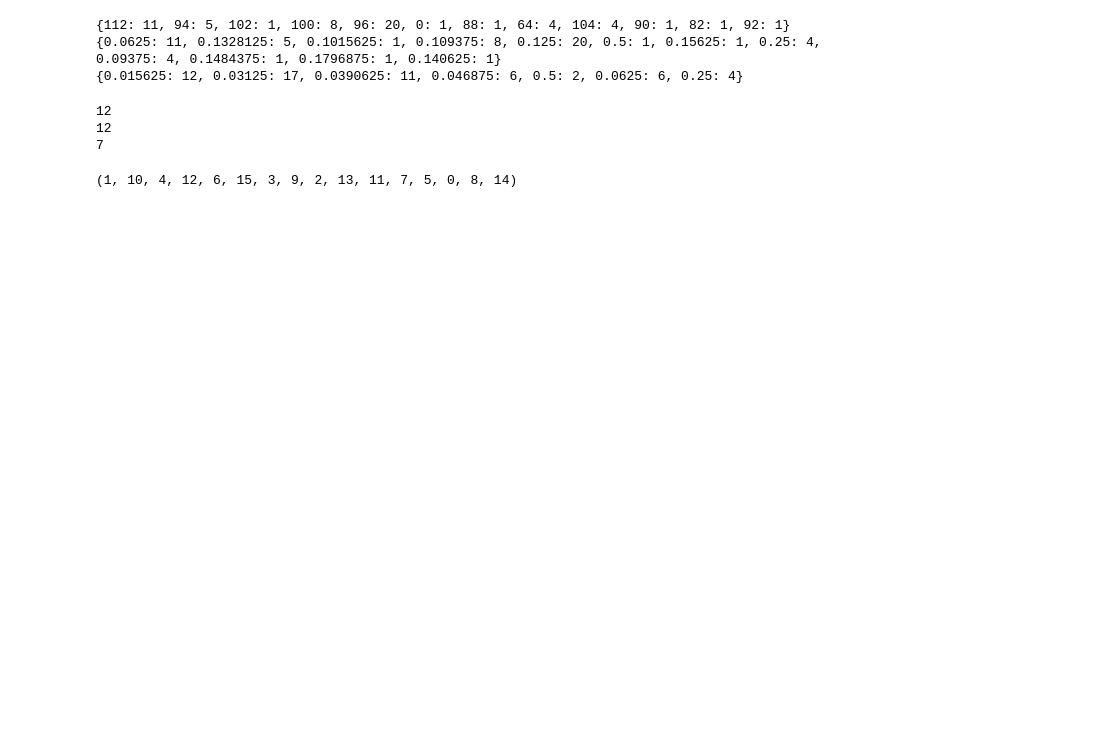
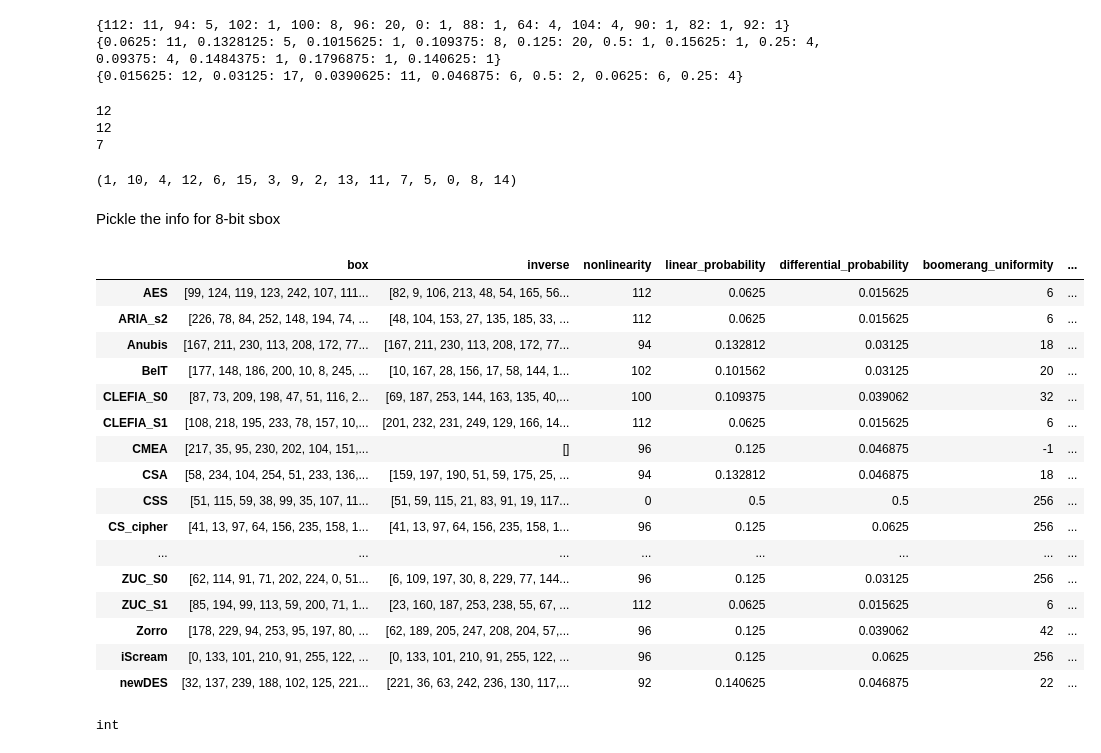
Before and after one commit to A-Stone-Olguin/S_Box_Complement, a Jupyter notebook: random_sbox.ipynb, the cells around one changed output. Cells and saved outputs as stored; diff of their text form; code cells hidden in the pictures; blank space fills up the shorter version.

Commit message:
Progress on adding measurements for sboxes

```diff
--- a/random_sbox.ipynb
+++ b/random_sbox.ipynb
@@ -60,0 +64,48 @@ sboxes["GIFT"]
+# %% [markdown]
+Pickle the info for 8-bit sbox
+# %%
+import pickle
+import pandas as pd
+pickle_filename = "sboxes_info.pkl"
+df_dict = {}
+for name, sbox in sboxes.items():
+    if len(sbox) == 8:
+        row = {}
+        row["box"] = [num for num in sbox]
+        row["inverse"] = [num for num in sbox.inverse()] if sbox.is_permutation() else []
+        row["nonlinearity"] = int(sbox.nonlinearity())
+        row["linear_probability"] = float(sbox.maximal_linear_bias_relative())
+        row["differential_probability"] = float(sbox.maximal_difference_probability())
+        row["boomerang_uniformity"] = int(sbox.boomerang_uniformity()) if sbox.is_permutation() else -1
+        row["diff_branch"] = int(sbox.differential_branch_number())
+        row["linear_branch"] = int(sbox.linear_branch_number())
+        row["linearity"] = int(sbox.linearity())
+
+        df_dict[name] = row
+df = pd.DataFrame.from_dict(df_dict).T
+with open(pickle_filename, "wb") as f:
+    pickle.dump(df, f)
+# %%
+df
+# %% [output]
+|  | box | inverse | nonlinearity | linear_probability | differential_probability | boomerang_uniformity | ... |
+| AES | [99, 124, 119, 123, 242, 107, 111... | [82, 9, 106, 213, 48, 54, 165, 56... | 112 | 0.0625 | 0.015625 | 6 | ... |
+| ARIA_s2 | [226, 78, 84, 252, 148, 194, 74, ... | [48, 104, 153, 27, 135, 185, 33, ... | 112 | 0.0625 | 0.015625 | 6 | ... |
+| Anubis | [167, 211, 230, 113, 208, 172, 77... | [167, 211, 230, 113, 208, 172, 77... | 94 | 0.132812 | 0.03125 | 18 | ... |
+| BelT | [177, 148, 186, 200, 10, 8, 245, ... | [10, 167, 28, 156, 17, 58, 144, 1... | 102 | 0.101562 | 0.03125 | 20 | ... |
+| CLEFIA_S0 | [87, 73, 209, 198, 47, 51, 116, 2... | [69, 187, 253, 144, 163, 135, 40,... | 100 | 0.109375 | 0.039062 | 32 | ... |
+| CLEFIA_S1 | [108, 218, 195, 233, 78, 157, 10,... | [201, 232, 231, 249, 129, 166, 14... | 112 | 0.0625 | 0.015625 | 6 | ... |
+| CMEA | [217, 35, 95, 230, 202, 104, 151,... | [] | 96 | 0.125 | 0.046875 | -1 | ... |
+| CSA | [58, 234, 104, 254, 51, 233, 136,... | [159, 197, 190, 51, 59, 175, 25, ... | 94 | 0.132812 | 0.046875 | 18 | ... |
+| CSS | [51, 115, 59, 38, 99, 35, 107, 11... | [51, 59, 115, 21, 83, 91, 19, 117... | 0 | 0.5 | 0.5 | 256 | ... |
+| CS_cipher | [41, 13, 97, 64, 156, 235, 158, 1... | [41, 13, 97, 64, 156, 235, 158, 1... | 96 | 0.125 | 0.0625 | 256 | ... |
+| ... | ... | ... | ... | ... | ... | ... | ... |
+| ZUC_S0 | [62, 114, 91, 71, 202, 224, 0, 51... | [6, 109, 197, 30, 8, 229, 77, 144... | 96 | 0.125 | 0.03125 | 256 | ... |
+| ZUC_S1 | [85, 194, 99, 113, 59, 200, 71, 1... | [23, 160, 187, 253, 238, 55, 67, ... | 112 | 0.0625 | 0.015625 | 6 | ... |
+| Zorro | [178, 229, 94, 253, 95, 197, 80, ... | [62, 189, 205, 247, 208, 204, 57,... | 96 | 0.125 | 0.039062 | 42 | ... |
+| iScream | [0, 133, 101, 210, 91, 255, 122, ... | [0, 133, 101, 210, 91, 255, 122, ... | 96 | 0.125 | 0.0625 | 256 | ... |
+| newDES | [32, 137, 239, 188, 102, 125, 221... | [221, 36, 63, 242, 236, 130, 117,... | 92 | 0.140625 | 0.046875 | 22 | ... |
+# %%
+type(df.T.to_dict()["AES"]["nonlinearity"])
+# %% [output]
+int
```
Also changed, not shown: parts of 1 cell of this notebook.
